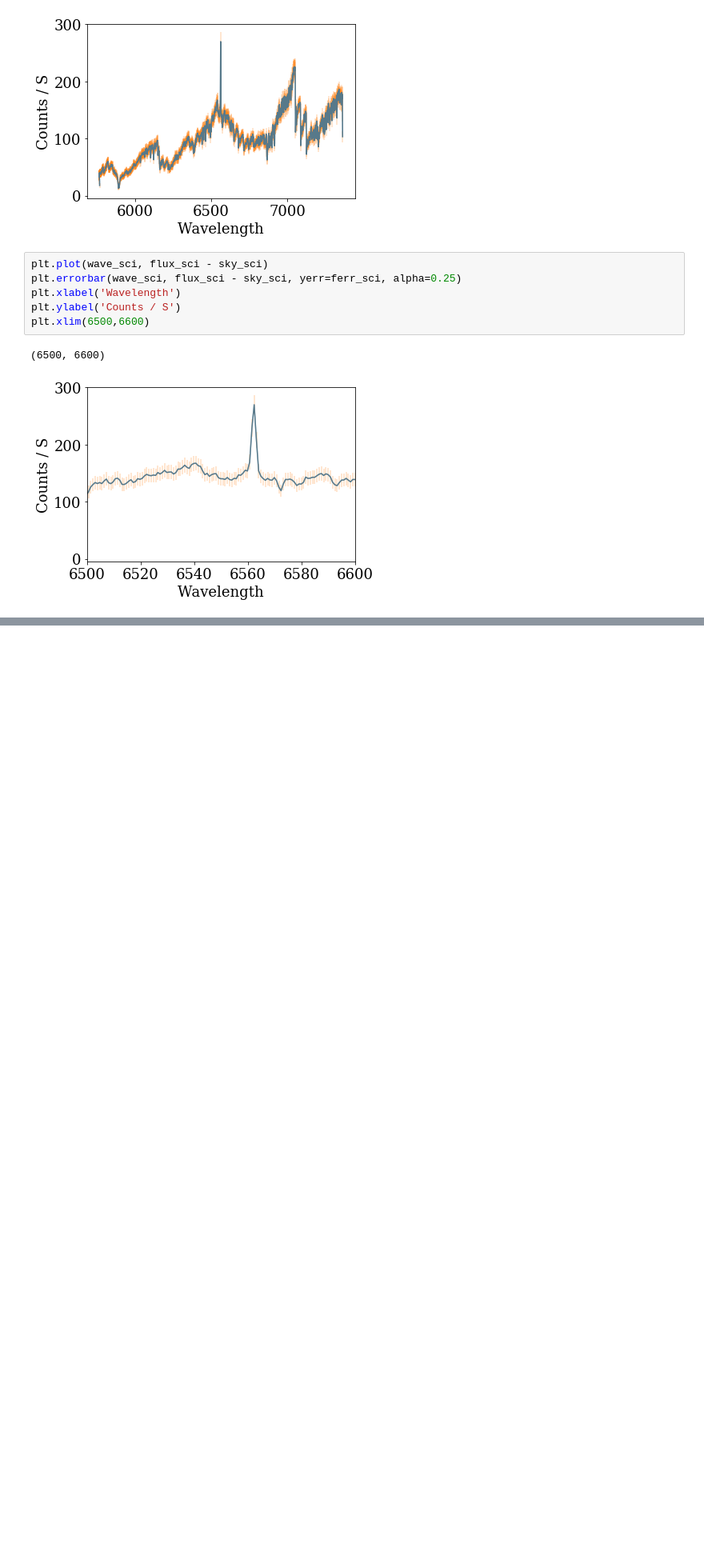
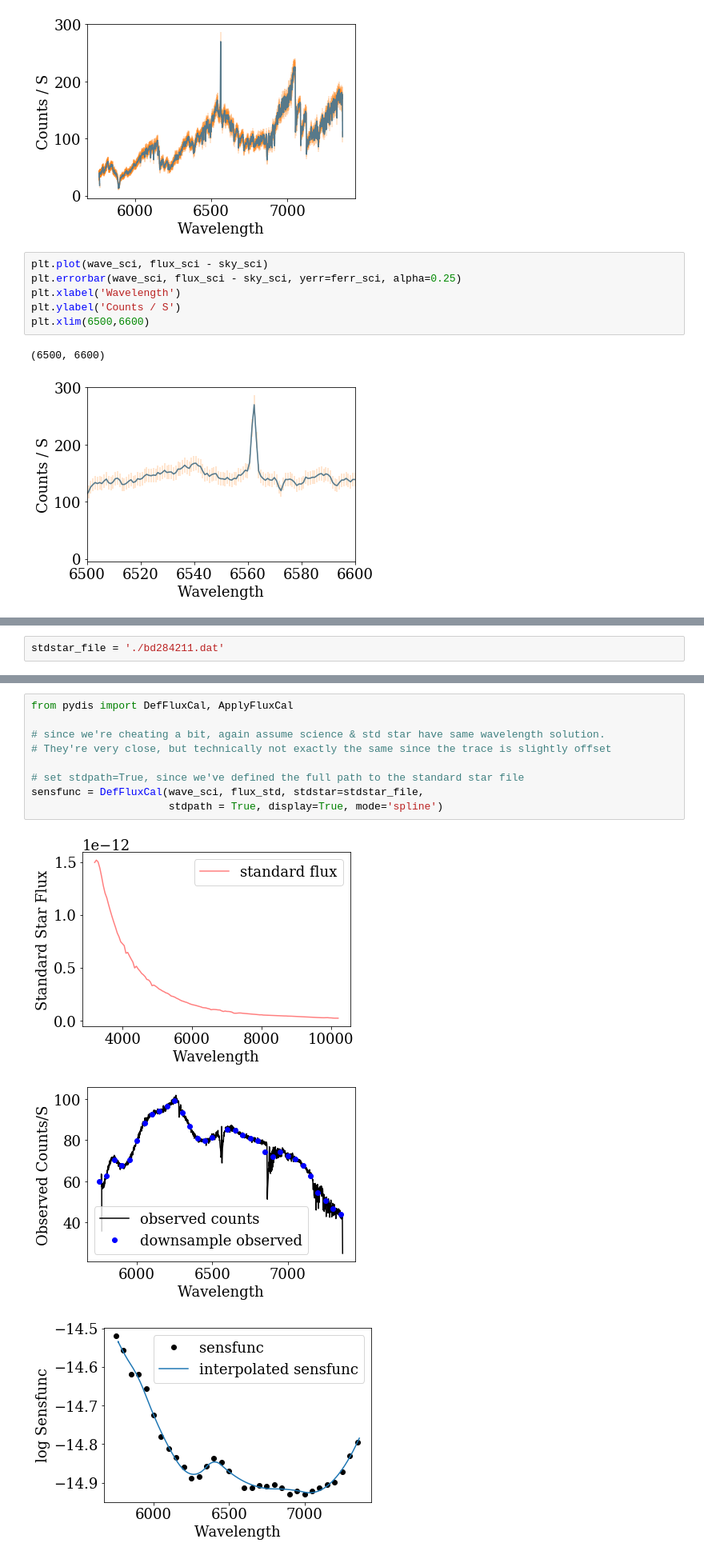
Before and after one commit to jradavenport/specreduce, a Jupyter notebook: pydis_example/apo05.ipynb, the cells around one changed output, grey strips where cells are left out. Shown at 80% size. Cells and saved outputs as stored; diff of their text form; blank space fills up the shorter version.

```diff
--- a/pydis_example/apo05.ipynb
+++ b/pydis_example/apo05.ipynb
@@ -300,0 +324,2 @@ Still to do:
+# %%
+stdstar_file = './bd284211.dat'
@@ -300,0 +340,13 @@ Still to do:
+# %%
+from pydis import DefFluxCal, ApplyFluxCal
+
+# since we're cheating a bit, again assume science & std star have same wavelength solution.
+# They're very close, but technically not exactly the same since the trace is slightly offset
+
+# set stdpath=True, since we've defined the full path to the standard star file
+sensfunc = DefFluxCal(wave_sci, flux_std, stdstar=stdstar_file,
+                      stdpath = True, display=True, mode='spline')
+# %% [output]
+[figure, added]
+[figure, added]
+[figure, added]
```
Also changed, not shown: parts of 9 cells of this notebook, 4 other files.
